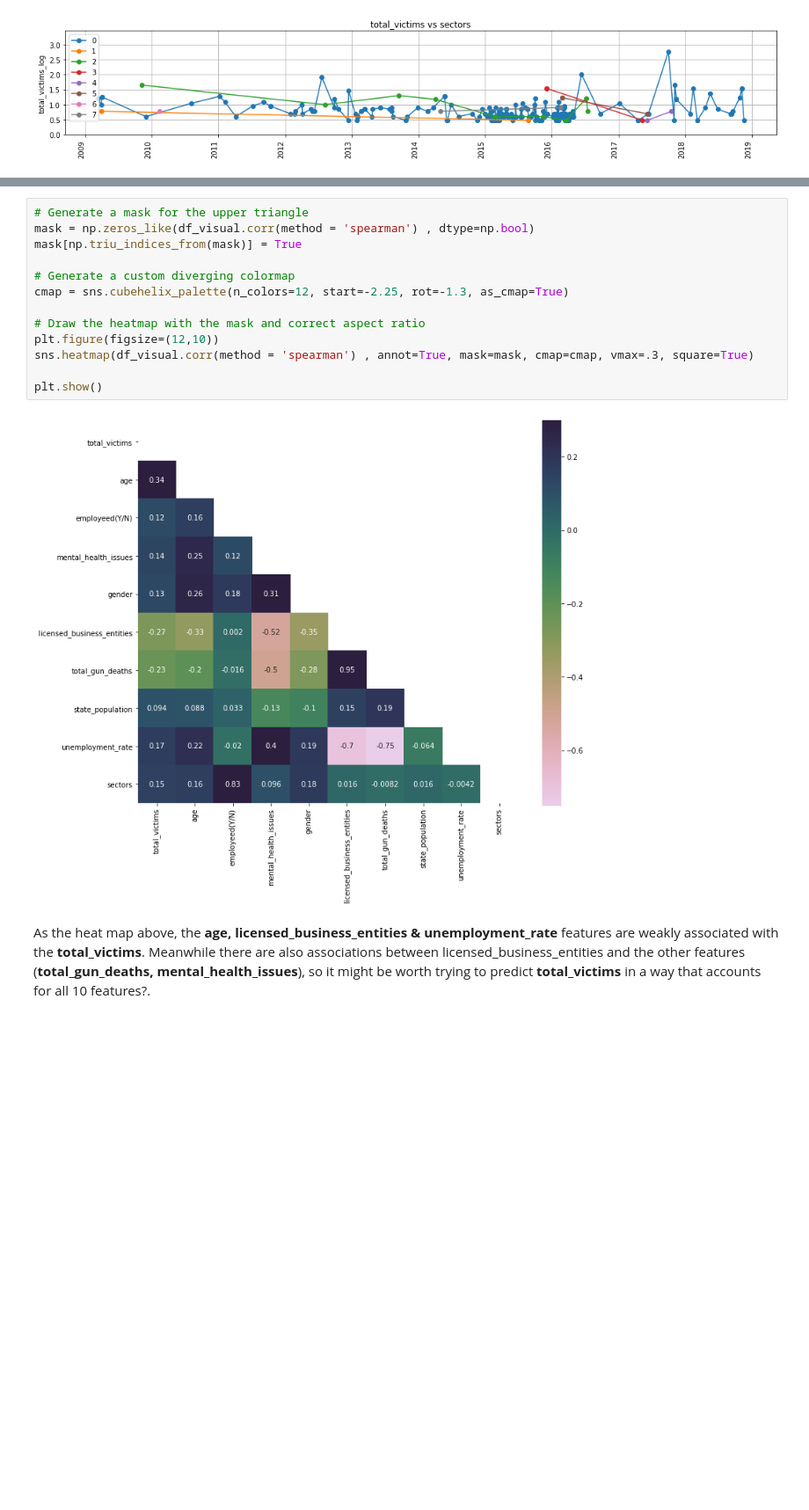
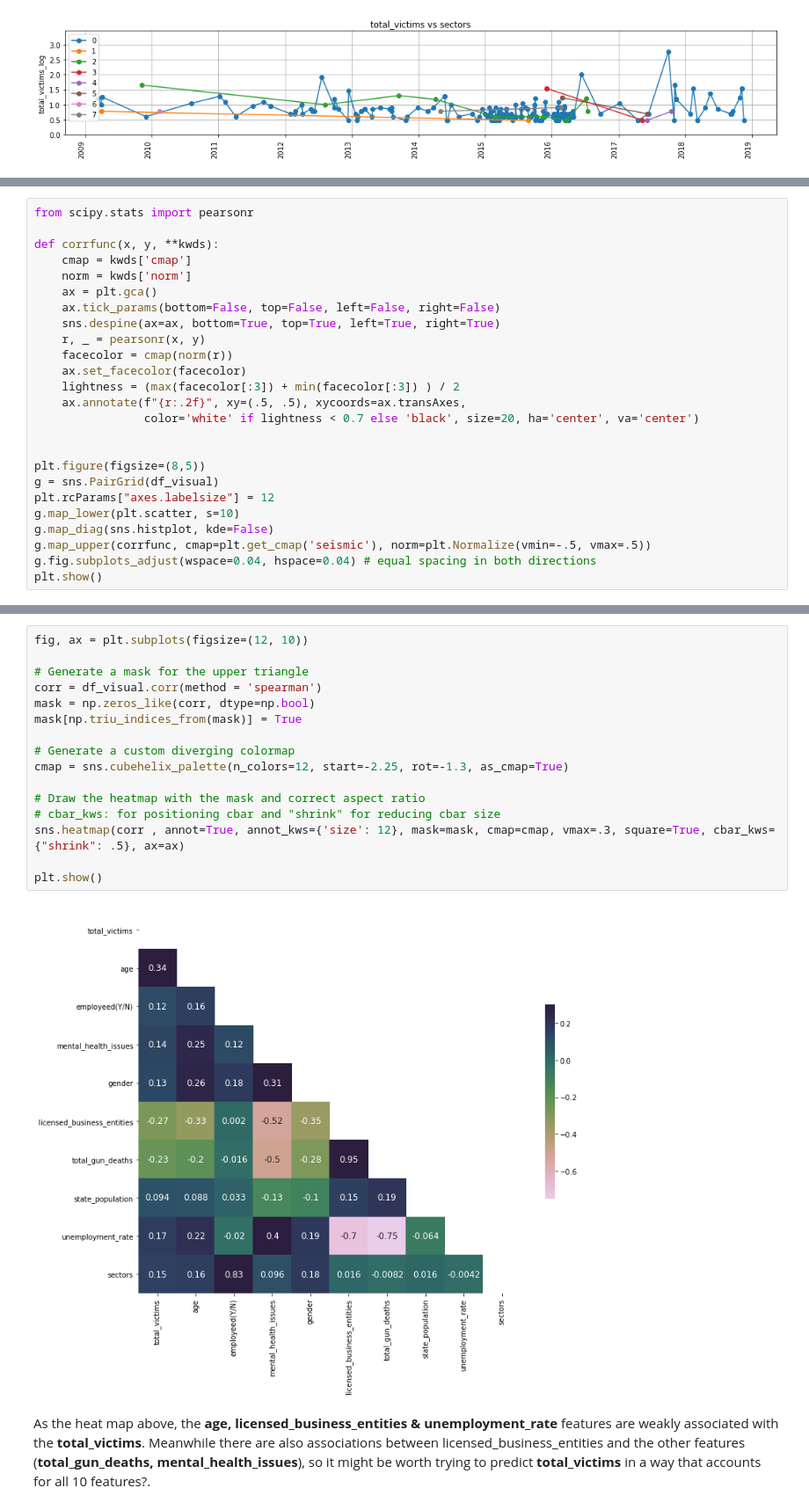
Before and after one commit to BinhKieu82/Springboard_Capstone2, a Jupyter notebook: notebooks/05_finalversion.ipynb, the cells around one changed output, grey strips where cells are left out. Shown at 88% size. Drawn from its saved outputs; the diff is of its cells as text; blank space fills up the shorter version.

```diff
--- a/notebooks/05_finalversion.ipynb
+++ b/notebooks/05_finalversion.ipynb
@@ -405,0 +450,25 @@ sns.pairplot(df_visual, vars=df_visual.columns, diag_kind='kde', corner=True,
+# %%
+from scipy.stats import pearsonr
+
+def corrfunc(x, y, **kwds):
+    cmap = kwds['cmap']
+    norm = kwds['norm']
+    ax = plt.gca()
+    ax.tick_params(bottom=False, top=False, left=False, right=False)
+    sns.despine(ax=ax, bottom=True, top=True, left=True, right=True)
+    r, _ = pearsonr(x, y)
+    facecolor = cmap(norm(r))
+    ax.set_facecolor(facecolor)
+    lightness = (max(facecolor[:3]) + min(facecolor[:3]) ) / 2
+    ax.annotate(f"{r:.2f}", xy=(.5, .5), xycoords=ax.transAxes,
+                color='white' if lightness < 0.7 else 'black', size=20, ha='center', va='center')
+
+
+plt.figure(figsize=(8,5))
+g = sns.PairGrid(df_visual)
+plt.rcParams["axes.labelsize"] = 12
+g.map_lower(plt.scatter, s=10)
+g.map_diag(sns.histplot, kde=False)
+g.map_upper(corrfunc, cmap=plt.get_cmap('seismic'), norm=plt.Normalize(vmin=-.5, vmax=.5))
+g.fig.subplots_adjust(wspace=0.04, hspace=0.04) # equal spacing in both directions
+plt.show()
@@ -406,18 +478,21 @@ sns.pairplot(df_visual, vars=df_visual.columns, diag_kind='kde', corner=True,
 # %%
+fig, ax = plt.subplots(figsize=(12, 10))
+
 # Generate a mask for the upper triangle
-mask = np.zeros_like(df_visual.corr(method = 'spearman') , dtype=np.bool)
+corr = df_visual.corr(method = 'spearman')
+mask = np.zeros_like(corr, dtype=np.bool)
 mask[np.triu_indices_from(mask)] = True
 
 # Generate a custom diverging colormap
 cmap = sns.cubehelix_palette(n_colors=12, start=-2.25, rot=-1.3, as_cmap=True)
 
 # Draw the heatmap with the mask and correct aspect ratio
-plt.figure(figsize=(12,10))
-sns.heatmap(df_visual.corr(method = 'spearman') , annot=True, mask=mask, cmap=cmap, vmax=.3, square=True)
+# cbar_kws: for positioning cbar and "shrink" for reducing cbar size
+sns.heatmap(corr , annot=True, annot_kws={'size': 12}, mask=mask, cmap=cmap, vmax=.3, square=True, cbar_kws={"shrink": .5}, ax=ax)
 
 plt.show()
 # %% [output]
-[figure, old version]
+[figure, new version]
 # %% [markdown]
 As the heat map above, the **age, licensed_business_entities & unemployment_rate** features are weakly associated with the **total_victims**. Meanwhile there are also associations between licensed_business_entities and the other features (**total_gun_deaths, mental_health_issues**), so it might be worth trying to predict **total_victims** in a way that accounts for all 10 features?.
 # %% [markdown]
```
Also changed, not shown: parts of 36 cells of this notebook, 1 other file.
